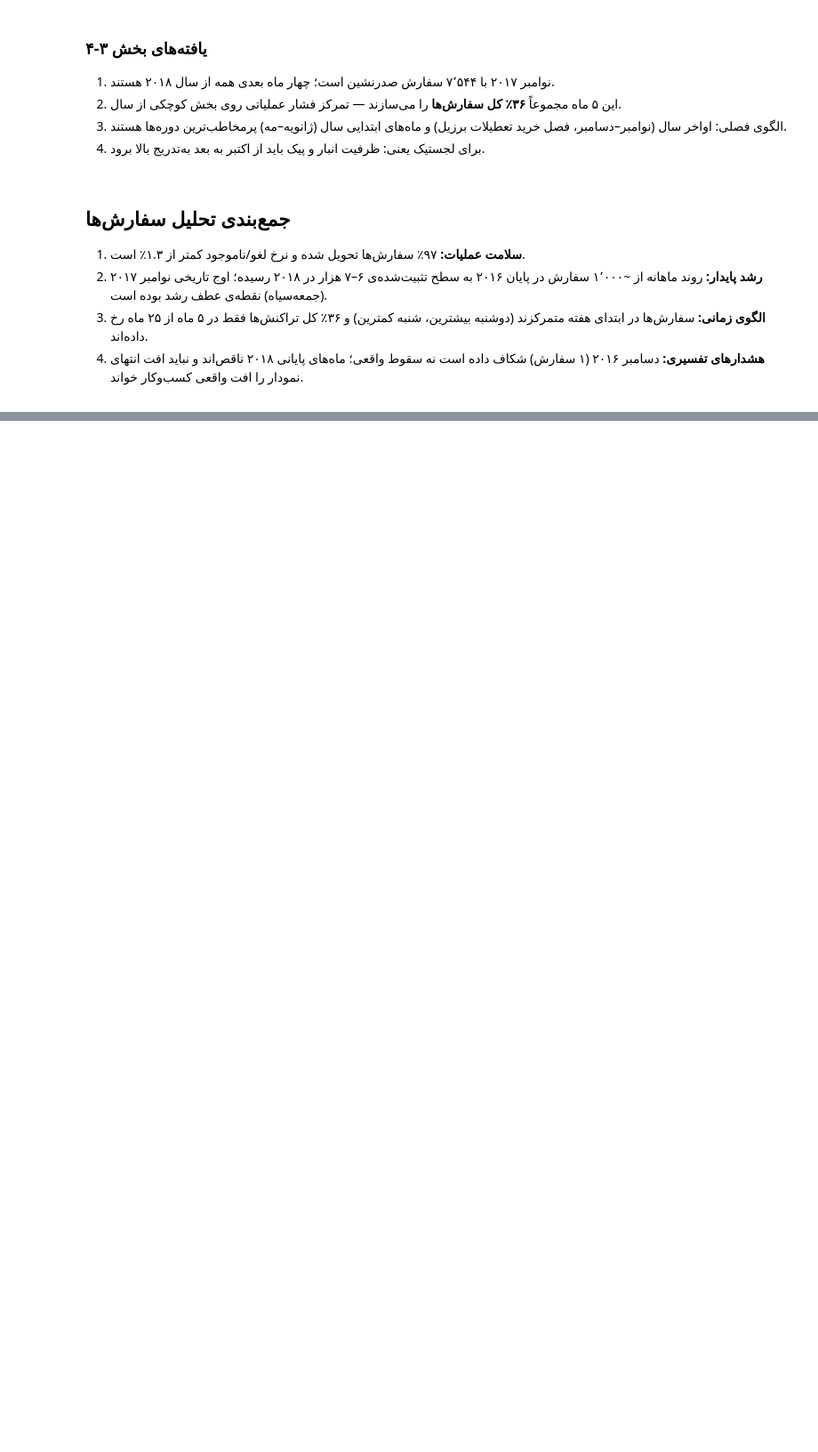
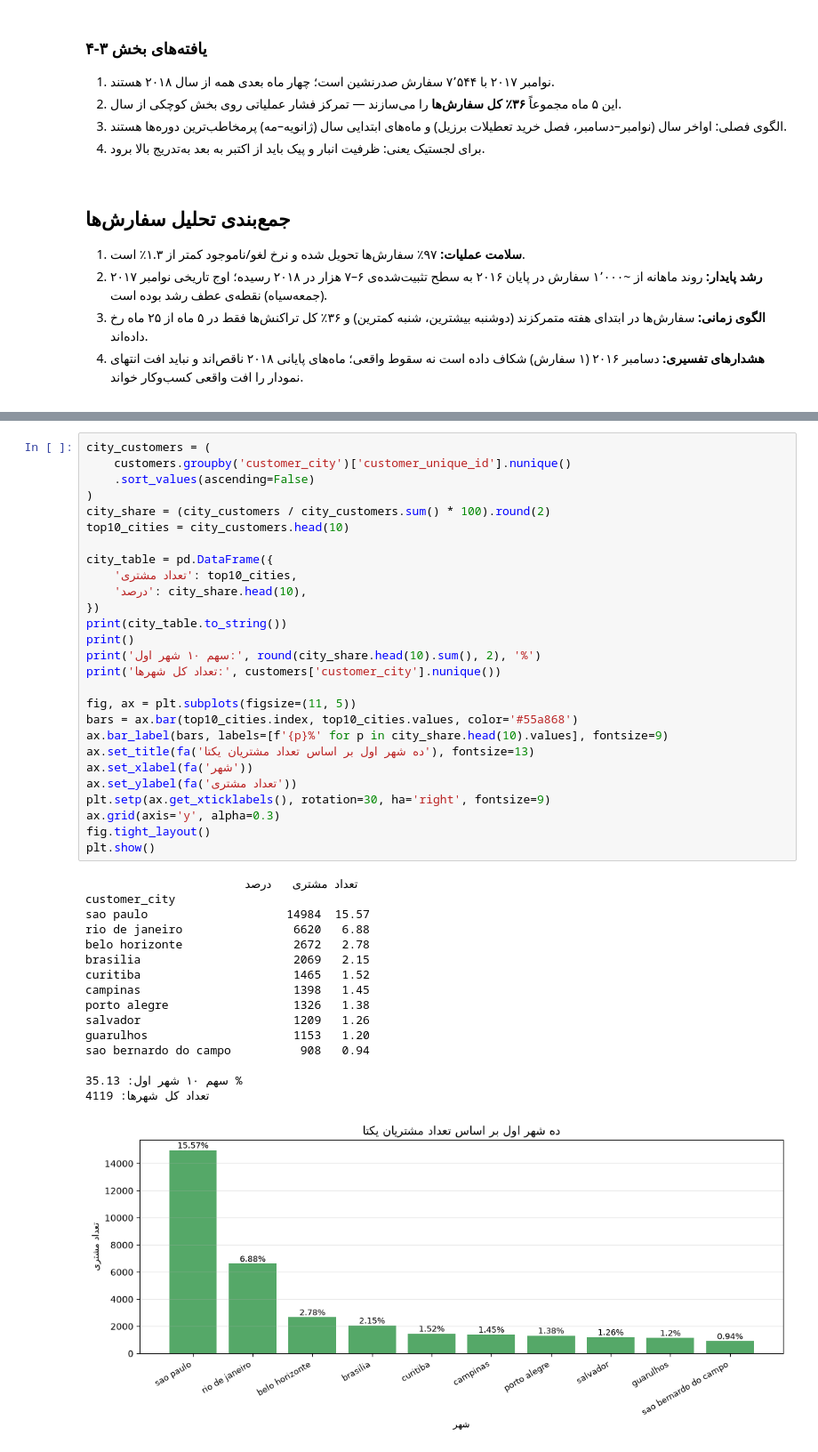
Before and after one commit to arashalidadi/olist-pro, a Jupyter notebook: olist_analysis.ipynb, the cells around one changed output, grey strips where cells are left out. Shown at 89% size. Saved outputs shown, nothing was run; the diff lists cells and outputs as text; blank space fills up the shorter version.

```diff
--- a/olist_analysis.ipynb
+++ b/olist_analysis.ipynb
@@ -1610,0 +1731,44 @@ Freq: M
+# %%
+city_customers = (
+    customers.groupby('customer_city')['customer_unique_id'].nunique()
+    .sort_values(ascending=False)
+)
+city_share = (city_customers / city_customers.sum() * 100).round(2)
+top10_cities = city_customers.head(10)
+
+city_table = pd.DataFrame({
+    'تعداد مشتری': top10_cities,
+    'درصد': city_share.head(10),
+})
+print(city_table.to_string())
+print()
+print('سهم ۱۰ شهر اول:', round(city_share.head(10).sum(), 2), '%')
+print('تعداد کل شهرها:', customers['customer_city'].nunique())
+
+fig, ax = plt.subplots(figsize=(11, 5))
+bars = ax.bar(top10_cities.index, top10_cities.values, color='#55a868')
+ax.bar_label(bars, labels=[f'{p}%' for p in city_share.head(10).values], fontsize=9)
+ax.set_title(fa('ده شهر اول بر اساس تعداد مشتریان یکتا'), fontsize=13)
+ax.set_xlabel(fa('شهر'))
+ax.set_ylabel(fa('تعداد مشتری'))
+plt.setp(ax.get_xticklabels(), rotation=30, ha='right', fontsize=9)
+ax.grid(axis='y', alpha=0.3)
+fig.tight_layout()
+plt.show()
+# %% [output]
+                       تعداد مشتری   درصد
+customer_city
+sao paulo                    14984  15.57
+rio de janeiro                6620   6.88
+belo horizonte                2672   2.78
+brasilia                      2069   2.15
+curitiba                      1465   1.52
+campinas                      1398   1.45
+porto alegre                  1326   1.38
+salvador                      1209   1.26
+guarulhos                     1153   1.20
+sao bernardo do campo          908   0.94
+
+سهم ۱۰ شهر اول: 35.13 %
+تعداد کل شهرها: 4119
+[figure, added]
```
Also changed, not shown: parts of 14 cells of this notebook, 1 other file.
